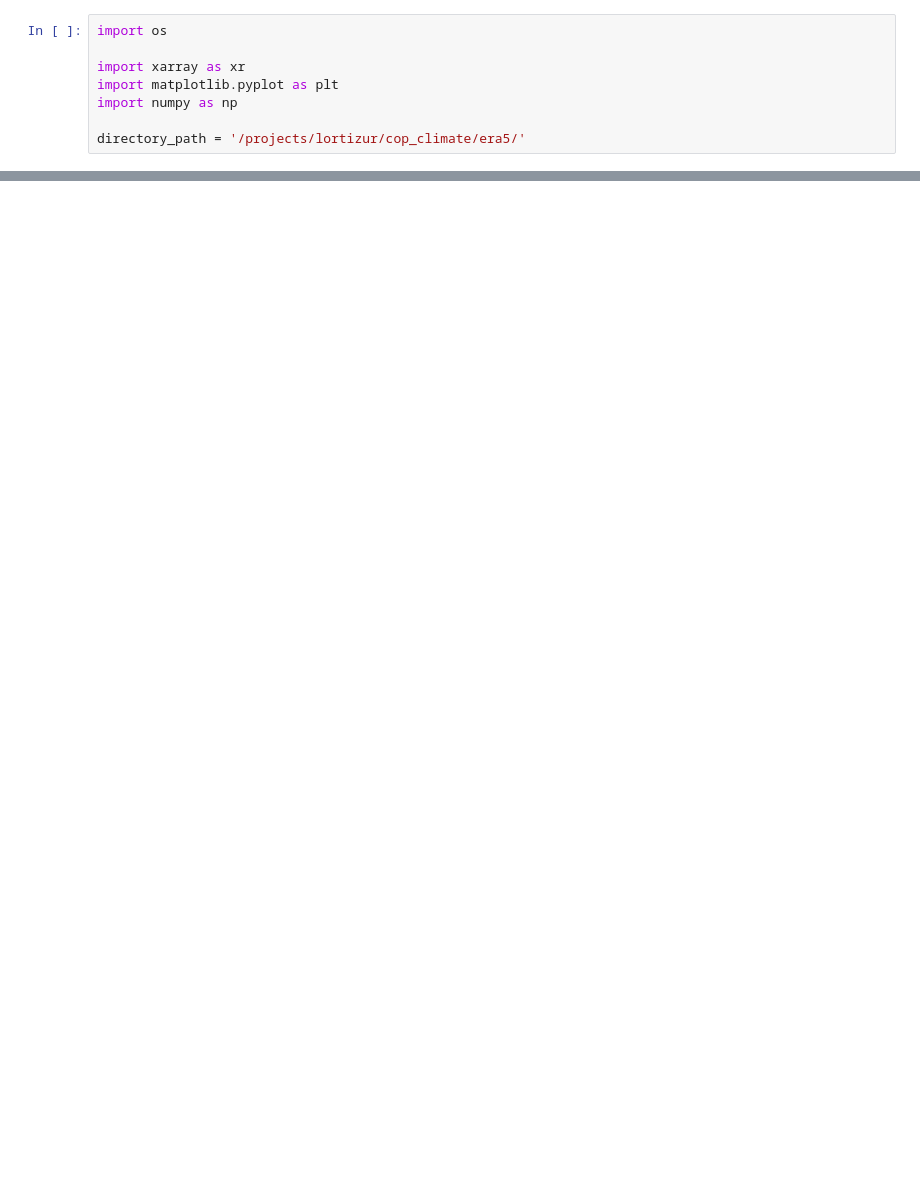
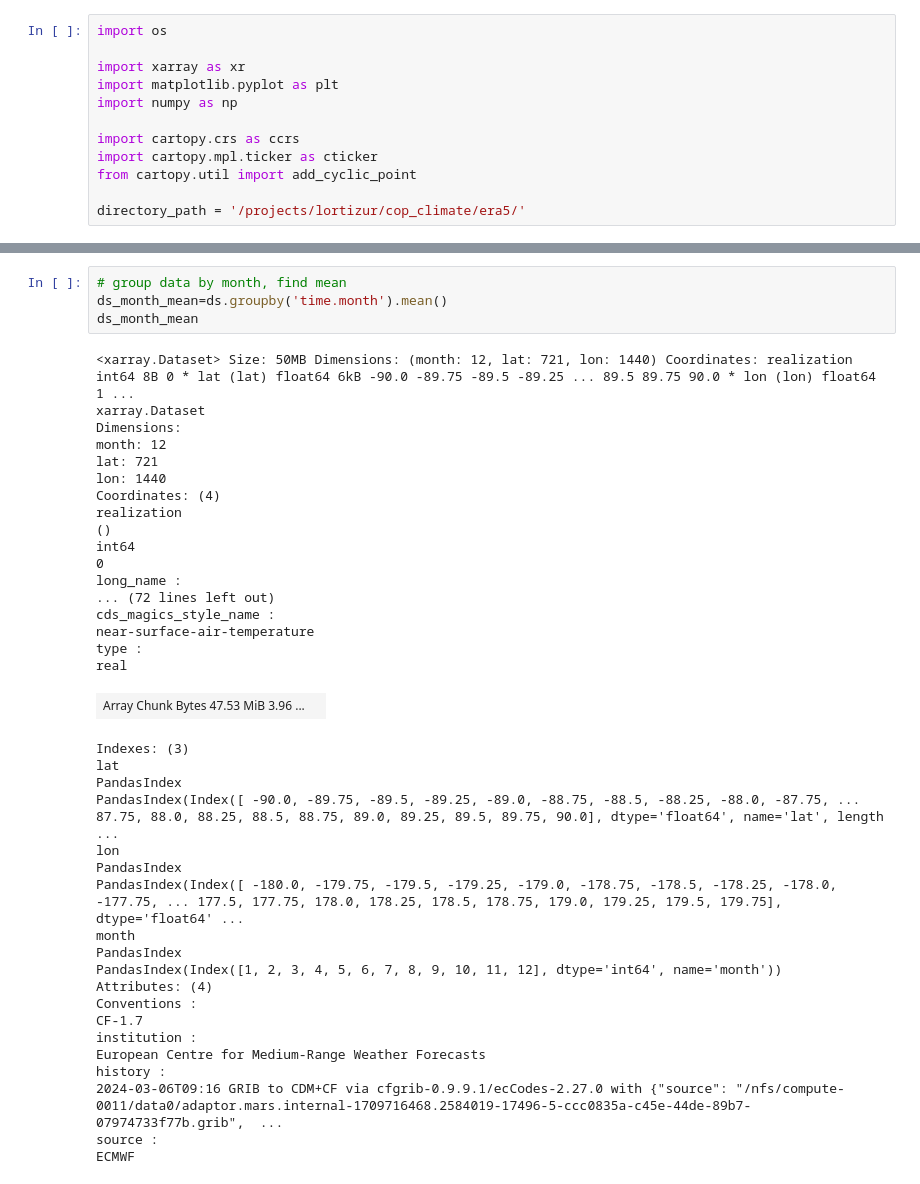
Before and after one commit to anlawyer/clim680, a Jupyter notebook: multipanel-climatology.ipynb, the cells around one changed output, grey strips where cells are left out. Drawn from its saved outputs; the diff is of its cells as text; blank space fills up the shorter version.

```diff
--- a/multipanel-climatology.ipynb
+++ b/multipanel-climatology.ipynb
@@ -5,6 +5,10 @@ import xarray as xr
 import matplotlib.pyplot as plt
 import numpy as np
 
+import cartopy.crs as ccrs
+import cartopy.mpl.ticker as cticker
+from cartopy.util import add_cyclic_point
+
 directory_path = '/projects/lortizur/cop_climate/era5/'
 # %%
 years = range(2005, 2015) # all years from 2005-2014 (10 year span)
@@ -55,3 +59,45 @@ history :
 2024-03-06T09:16 GRIB to CDM+CF via cfgrib-0.9.9.1/ecCodes-2.27.0 with {"source": "/nfs/compute-0011/data0/adaptor.mars.internal-1709716468.2584019-17496-5-ccc0835a-c45e-44de-89b7-07974733f77b.grib",  ...
 source :
 ECMWF
+# %%
+# group data by month, find mean
+ds_month_mean=ds.groupby('time.month').mean()
+ds_month_mean
+# %% [output]
+<xarray.Dataset> Size: 50MB Dimensions: (month: 12, lat: 721, lon: 1440) Coordinates: realization int64 8B 0 * lat (lat) float64 6kB -90.0 -89.75 -89.5 -89.25 ... 89.5 89.75 90.0 * lon (lon) float64 1 ...
+xarray.Dataset
+Dimensions:
+month: 12
+lat: 721
+lon: 1440
+Coordinates: (4)
+realization
+()
+int64
+0
+long_name :
+... (72 lines left out)
+cds_magics_style_name :
+near-surface-air-temperature
+type :
+real
+| Array Chunk Bytes 47.53 MiB 3.96 ... |  |
+Indexes: (3)
+lat
+PandasIndex
+PandasIndex(Index([ -90.0, -89.75, -89.5, -89.25, -89.0, -88.75, -88.5, -88.25, -88.0, -87.75, ... 87.75, 88.0, 88.25, 88.5, 88.75, 89.0, 89.25, 89.5, 89.75, 90.0], dtype='float64', name='lat', length ...
+lon
+PandasIndex
+PandasIndex(Index([ -180.0, -179.75, -179.5, -179.25, -179.0, -178.75, -178.5, -178.25, -178.0, -177.75, ... 177.5, 177.75, 178.0, 178.25, 178.5, 178.75, 179.0, 179.25, 179.5, 179.75], dtype='float64' ...
+month
+PandasIndex
+PandasIndex(Index([1, 2, 3, 4, 5, 6, 7, 8, 9, 10, 11, 12], dtype='int64', name='month'))
+Attributes: (4)
+Conventions :
+CF-1.7
+institution :
+European Centre for Medium-Range Weather Forecasts
+history :
+2024-03-06T09:16 GRIB to CDM+CF via cfgrib-0.9.9.1/ecCodes-2.27.0 with {"source": "/nfs/compute-0011/data0/adaptor.mars.internal-1709716468.2584019-17496-5-ccc0835a-c45e-44de-89b7-07974733f77b.grib",  ...
+source :
+ECMWF
```
Also changed, not shown: parts of 1 cell of this notebook.
